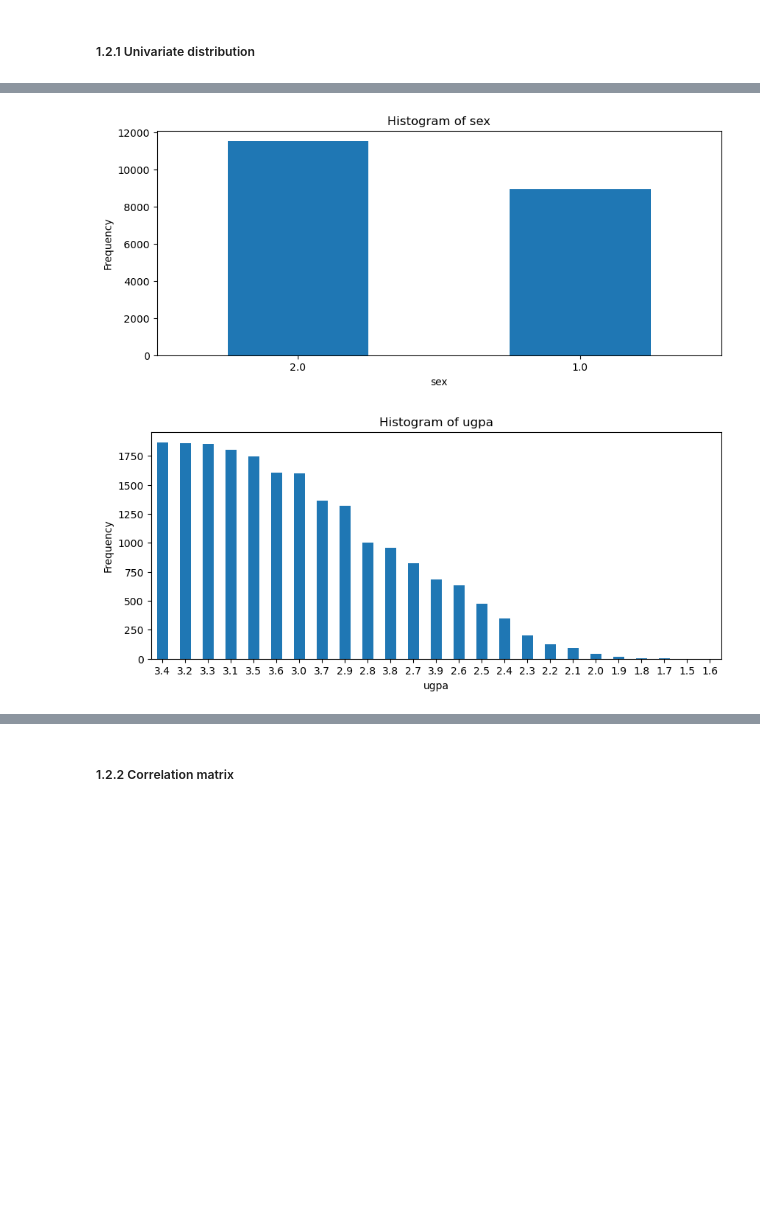
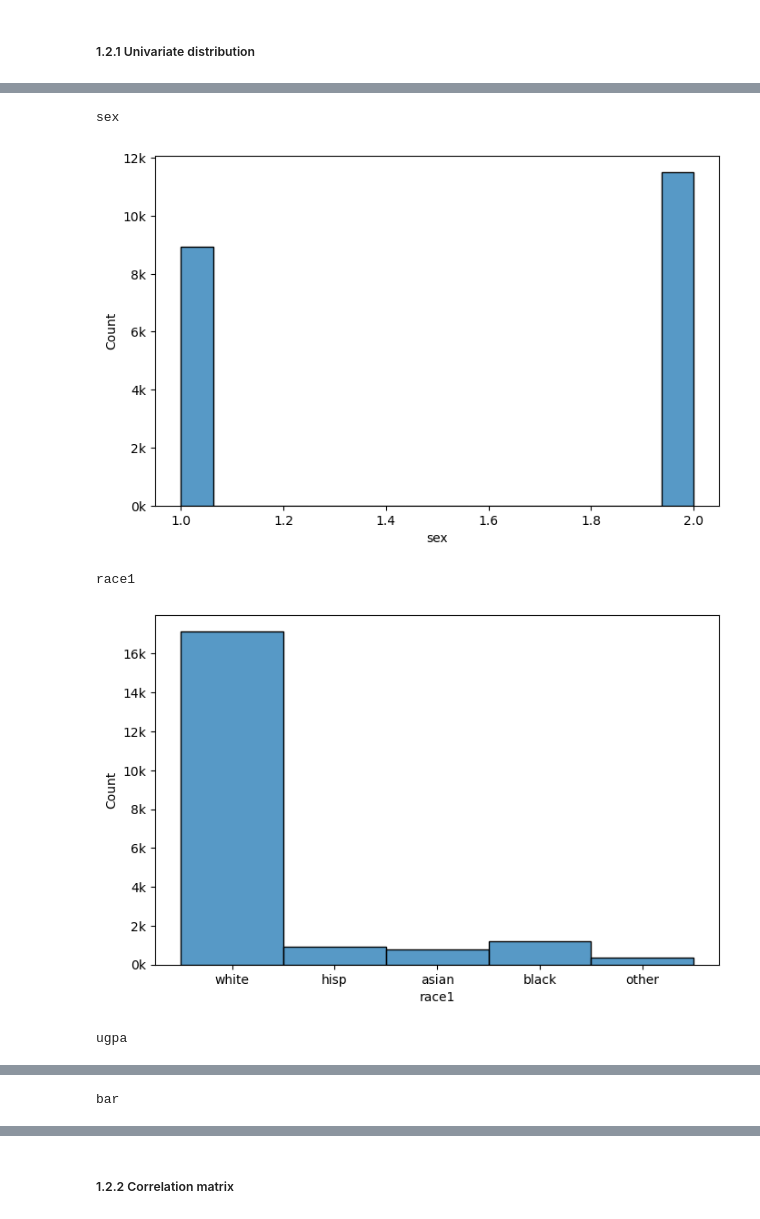
Before and after one commit to NGO-Algorithm-Audit/local-first-web-tool, a Jupyter notebook: notebooks/GC_LawSchoolAdmissionBar.ipynb, the cells around one changed output, grey strips where cells are left out. Cells and saved outputs as stored; diff of their text form; code cells hidden in the pictures; blank space fills up the shorter version.

```diff
--- a/notebooks/GC_LawSchoolAdmissionBar.ipynb
+++ b/notebooks/GC_LawSchoolAdmissionBar.ipynb
@@ -139,13 +141,3 @@ real_data.head()
 #### 1.2 Explanatory data analysis
 # %% [markdown]
 ##### 1.2.1 Univariate distribution
-# %%
-# EDA: plot histograms of categorical variables
-for column in original_data.select_dtypes(include=['object']).columns:
-    plt.figure(figsize=(10, 4))
-    real_data[column].value_counts().plot(kind='bar')
-    plt.title(f'Histogram of {column}')
-    plt.xlabel(column)
-    plt.xticks(rotation=0)
-    plt.ylabel('Frequency')
-    plt.show()
@@ -155,13 +144,27 @@ for column in original_data.select_dtypes(include=['object']).columns:
-# %%
-# EDA: plot histograms of numerical variables
-for column in original_data.select_dtypes(exclude=['object']).columns:
-    plt.figure(figsize=(10, 4))
-    real_data[column].value_counts().plot(kind='bar')
-    plt.title(f'Histogram of {column}')
-    plt.xlabel(column)
-    plt.xticks(rotation=0)
-    plt.ylabel('Frequency')
-    plt.show()
-# %% [output]
-[figure, removed]
-[figure, removed]
+# %%
+for column_name in real_data.columns:
+    if dtypes_dict[column_name]=='float':
+        print(column_name)
+        plt.figure(figsize=(8, 5))
+        sns.histplot(data=real_data,
+                     x= column_name,
+                     stat="count"
+                     )
+    else:
+        print(column_name)
+        plt.figure(figsize=(8, 5))
+        sns.histplot(data=original_data,
+                     x= column_name,
+                     stat="count"
+                     )
+
+    if real_data[column].value_counts().max() > 10000:
+        plt.gca().yaxis.set_major_formatter(plt.FuncFormatter(lambda x, _: f'{x/1000:.0f}k'))
+
+    plt.show()
+# %% [output]
+sex
+[figure, added]
+race1
+[figure, added]
+ugpa
@@ -167,0 +172 @@ for column in original_data.select_dtypes(exclude=['object']).columns:
+bar
```
Also changed, not shown: parts of 15 cells of this notebook, 1 other file.
